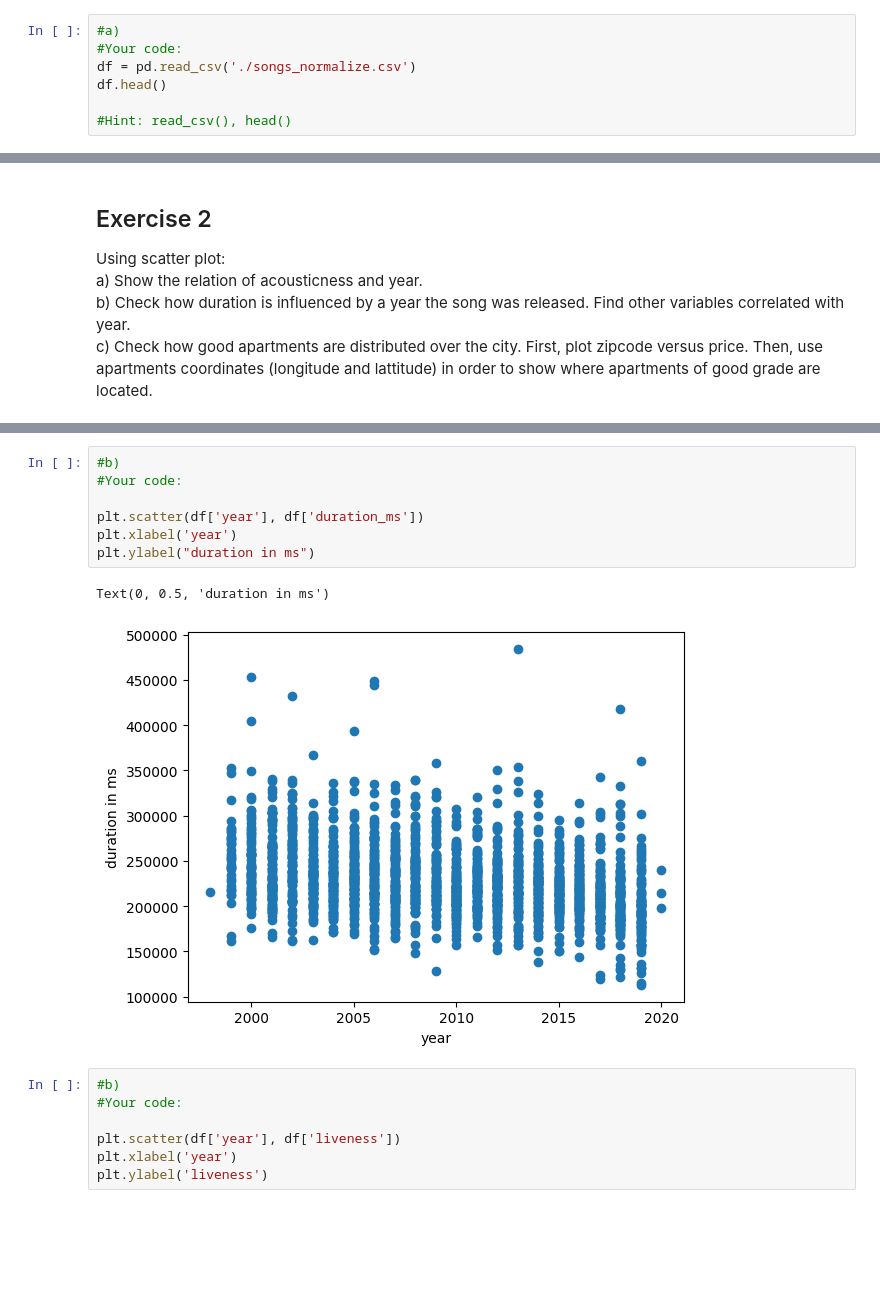
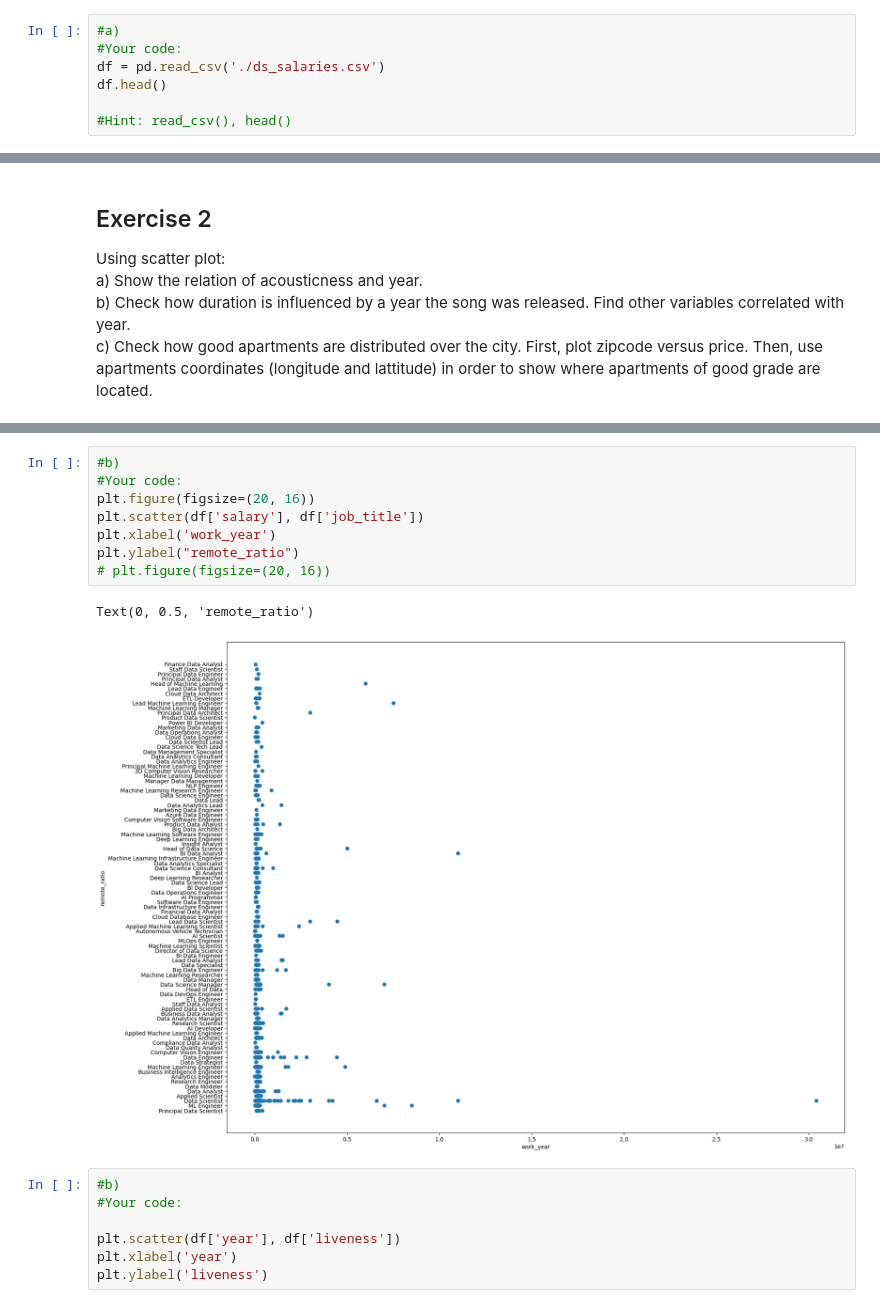
Before and after one commit to qojigedou/data_science, a Jupyter notebook: Optional_assignment_1_with_code.ipynb, the cells around one changed output, grey strips where cells are left out. Cells and saved outputs as stored; diff of their text form; blank space fills up the shorter version.

```diff
--- a/Optional_assignment_1_with_code.ipynb
+++ b/Optional_assignment_1_with_code.ipynb
@@ -10,7 +10,7 @@ c) Compute basic statistics of numerical variables. Are all of them meaningful?
 # %%
 #a)
 #Your code:
-df = pd.read_csv('./songs_normalize.csv')
+df = pd.read_csv('./ds_salaries.csv')
 df.head()
 
 #Hint: read_csv(), head()
@@ -70,13 +70,14 @@ Text(0, 0.5, 'acousticness')
 # %%
 #b)
 #Your code:
-
-plt.scatter(df['year'], df['duration_ms'])
-plt.xlabel('year')
-plt.ylabel("duration in ms")
+plt.figure(figsize=(20, 16))
+plt.scatter(df['salary'], df['job_title'])
+plt.xlabel('work_year')
+plt.ylabel("remote_ratio")
+# plt.figure(figsize=(20, 16))
 # %% [output]
-Text(0, 0.5, 'duration in ms')
+Text(0, 0.5, 'remote_ratio')
-[figure, old version]
+[figure, new version]
 # %%
 #b)
 #Your code:
```
Also changed, not shown: parts of 5 cells of this notebook, 1 other file.
